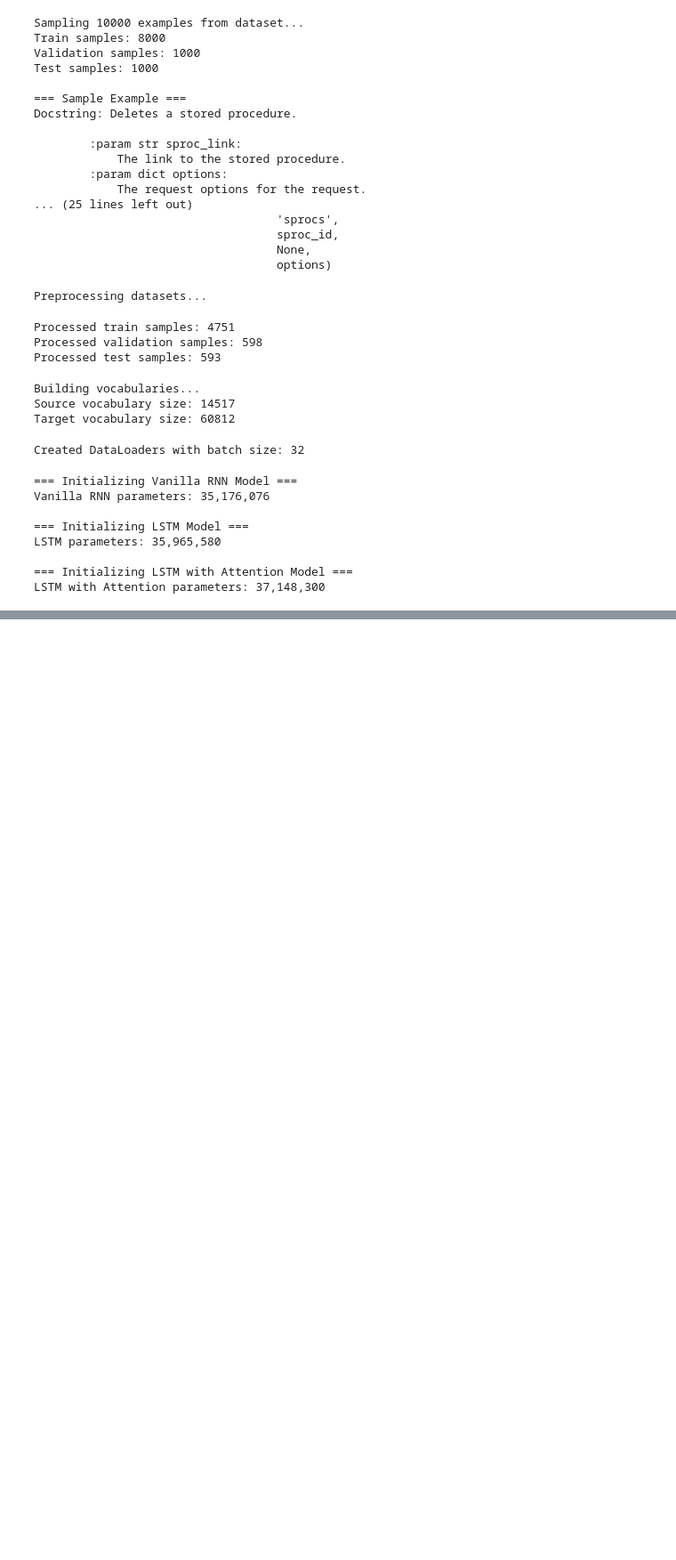
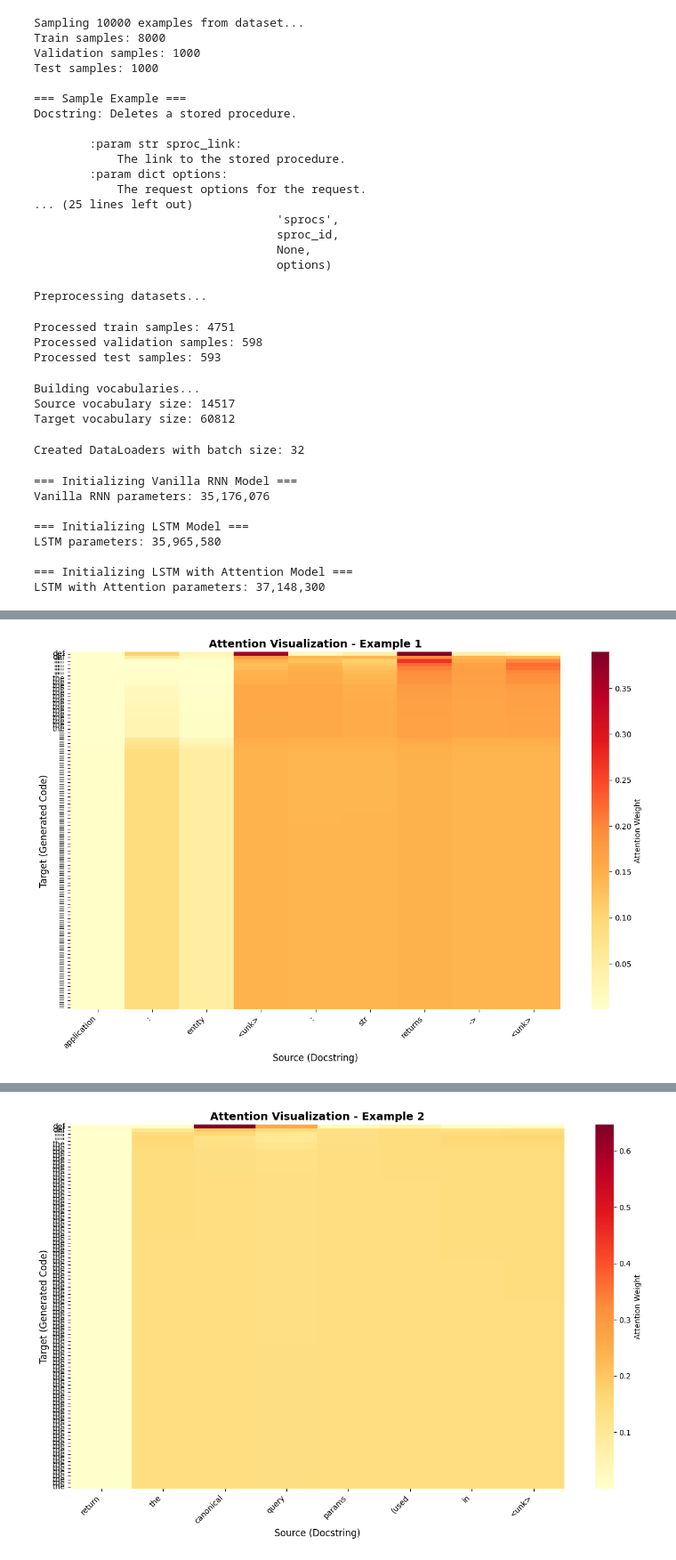
Before and after one commit to Rafid13iit/machine_learning_class_activities, a Jupyter notebook: text2code_seq2seq.ipynb, the cells around one changed output, grey strips where cells are left out. Shown at 89% size. Cells and saved outputs as stored; diff of their text form; code cells hidden in the pictures; blank space fills up the shorter version.

```diff
--- a/text2code_seq2seq.ipynb
+++ b/text2code_seq2seq.ipynb
@@ -832,0 +1077,76 @@ Epoch: 03 | Time: 3m 2s
+# %%
+# ================================================================
+# 14. ATTENTION VISUALIZATION
+# ================================================================
+
+def visualize_attention(src_tokens, pred_tokens, attention_weights, example_num):
+    """Visualize attention heatmap"""
+    fig, ax = plt.subplots(figsize=(12, 8))
+
+    # Create heatmap
+    sns.heatmap(attention_weights,
+                xticklabels=src_tokens,
+                yticklabels=pred_tokens,
+                cmap='YlOrRd',
+                ax=ax,
+                cbar_kws={'label': 'Attention Weight'})
+
+    ax.set_xlabel('Source (Docstring)', fontsize=12)
+    ax.set_ylabel('Target (Generated Code)', fontsize=12)
+    ax.set_title(f'Attention Visualization - Example {example_num}', fontsize=14, fontweight='bold')
+
+    plt.xticks(rotation=45, ha='right')
+    plt.yticks(rotation=0)
+    plt.tight_layout()
+
+    plt.savefig(f'attention_example_{example_num}.png', dpi=300, bbox_inches='tight')
+    plt.show()
+
+print("\n" + "="*60)
+print("ATTENTION VISUALIZATION")
+print("="*60)
+
+# Select 3 test examples for visualization
+num_examples = min(3, len(test_dataset))
+
+for idx in range(num_examples):
+    print(f"\nGenerating attention visualization for example {idx+1}...")
+
+    # Get test example
+    example = test_dataset[idx]
+    src_tensor = example['src']
+    tgt_tensor = example['tgt']
+
+    # Get source tokens
+    src_indices = src_tensor.tolist()
+    src_tokens = src_vocab.indices_to_tokens(src_indices)
+
+    # Get reference tokens
+    tgt_indices = [idx for idx in tgt_tensor.tolist() if idx not in [tgt_vocab.pad_idx]]
+    ref_tokens = tgt_vocab.indices_to_tokens(tgt_indices)
+
+    # Generate prediction with attention
+    pred_indices, attention_weights = generate_translation(
+        lstm_attention_model, src_tensor, has_attention=True
+    )
+
+    # Get predicted tokens
+    pred_tokens = tgt_vocab.indices_to_tokens(pred_indices)
+
+    print(f"\nExample {idx+1}:")
+    print(f"Source: {' '.join(src_tokens)}")
+    print(f"Reference: {' '.join(ref_tokens)}")
+    print(f"Predicted: {' '.join(pred_tokens)}")
+
+    # Visualize attention
+    if attention_weights is not None and len(pred_tokens) > 0:
+        # Trim attention to actual lengths
+        actual_src_len = len(src_tokens)
+        actual_pred_len = len(pred_tokens)
+
+        attention_trimmed = attention_weights[:actual_pred_len, :actual_src_len]
+
+        visualize_attention(src_tokens, pred_tokens, attention_trimmed, idx+1)
+    else:
+        print(f"No attention weights available for example {idx+1}")
+# %% [output]
@@ -832,0 +1163 @@ Epoch: 03 | Time: 3m 2s
+[figure, added]
@@ -832,0 +1170 @@ Epoch: 03 | Time: 3m 2s
+[figure, added]
```
Also changed, not shown: parts of 8 cells of this notebook.
